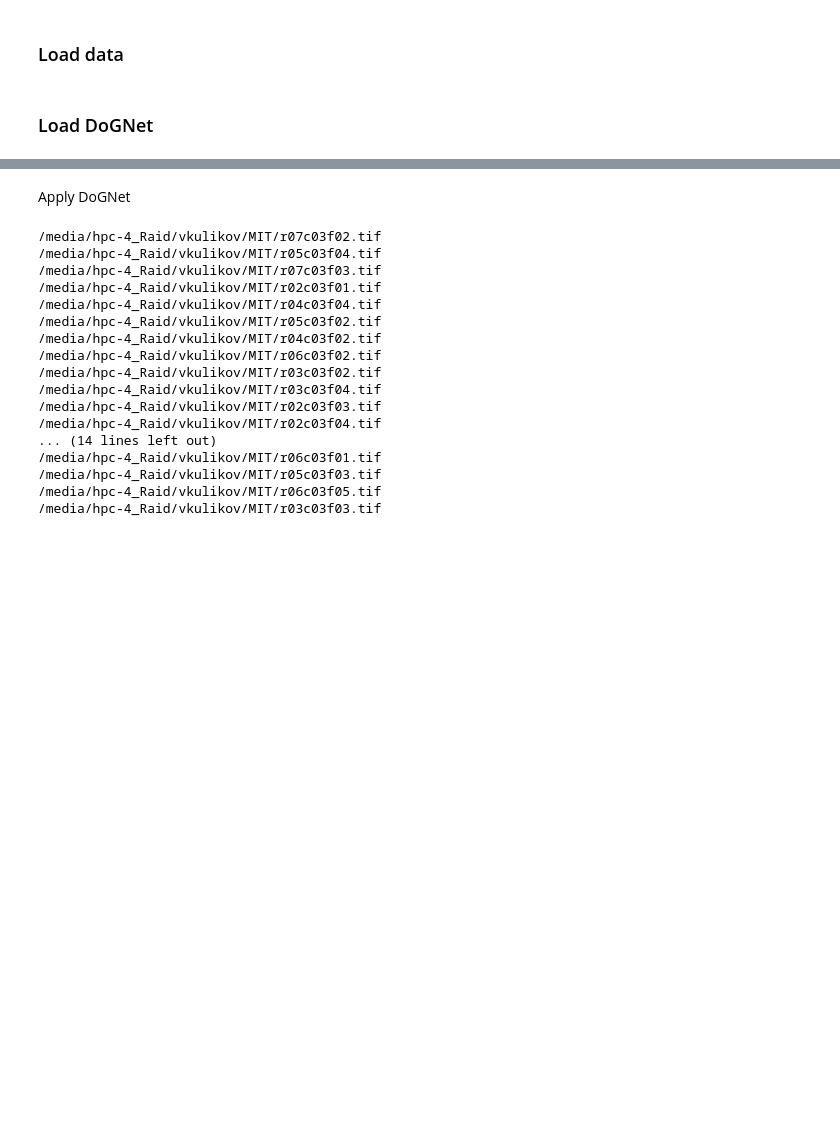
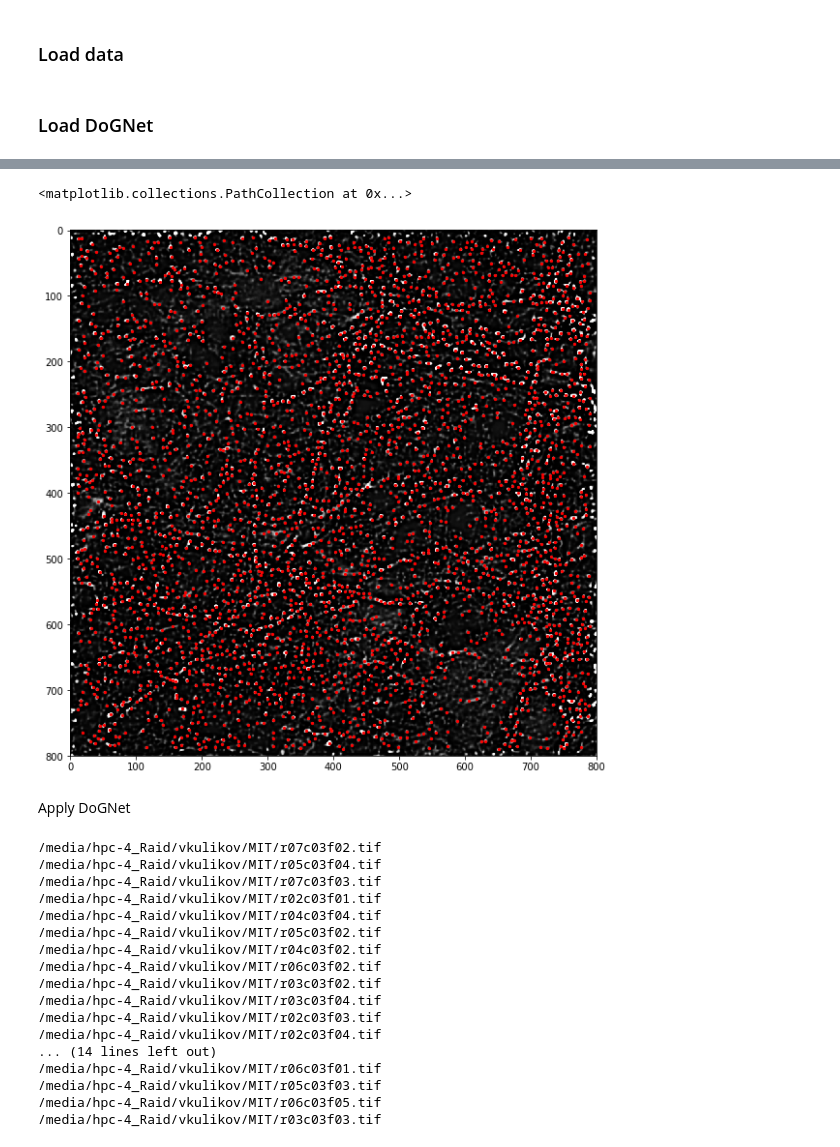
Before and after one commit to kulikovv/dognet, a Jupyter notebook: notebooks/prism_tiff.ipynb, the cells around one changed output, grey strips where cells are left out. Saved outputs shown, nothing was run; the diff lists cells and outputs as text; code cells hidden in the pictures; blank space fills up the shorter version.

```diff
--- a/notebooks/prism_tiff.ipynb
+++ b/notebooks/prism_tiff.ipynb
@@ -121,3 +138,11 @@ def extract_main(data_image, x_list, y_list, window_size=5):
+# %%
+plt.figure(figsize=(10,10))
+plt.imshow(y[0,0],cmap='gray')
+xx,yy,_ = dognet.find_peaks(y[0,0],3)
+plt.scatter(yy,xx,s=5,c='red')
+# %% [output]
+<matplotlib.collections.PathCollection at 0x...>
+[figure, added]
 # %% [markdown]
 Apply DoGNet
 # %%
```
Also changed, not shown: parts of 4 cells of this notebook.
